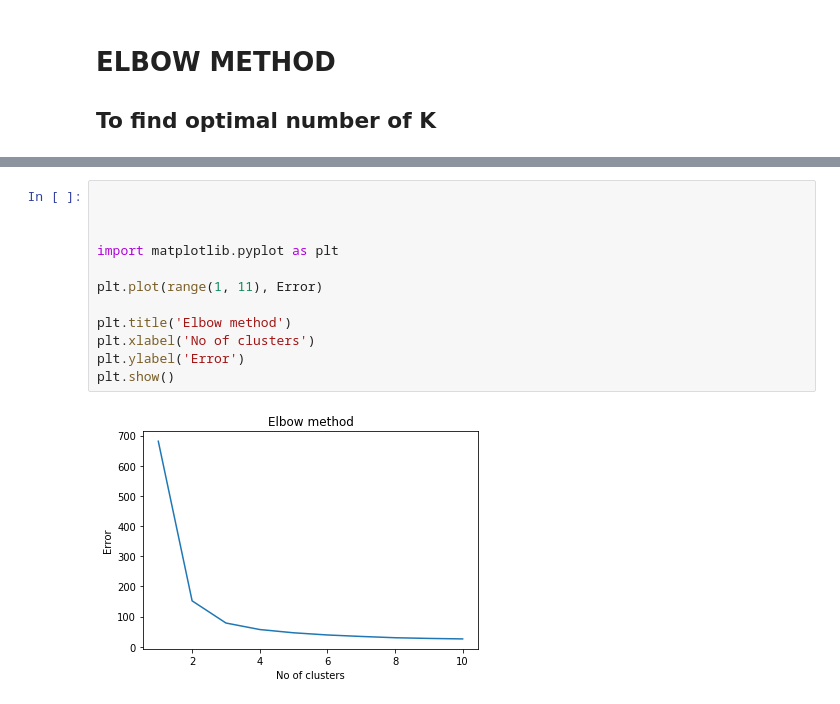
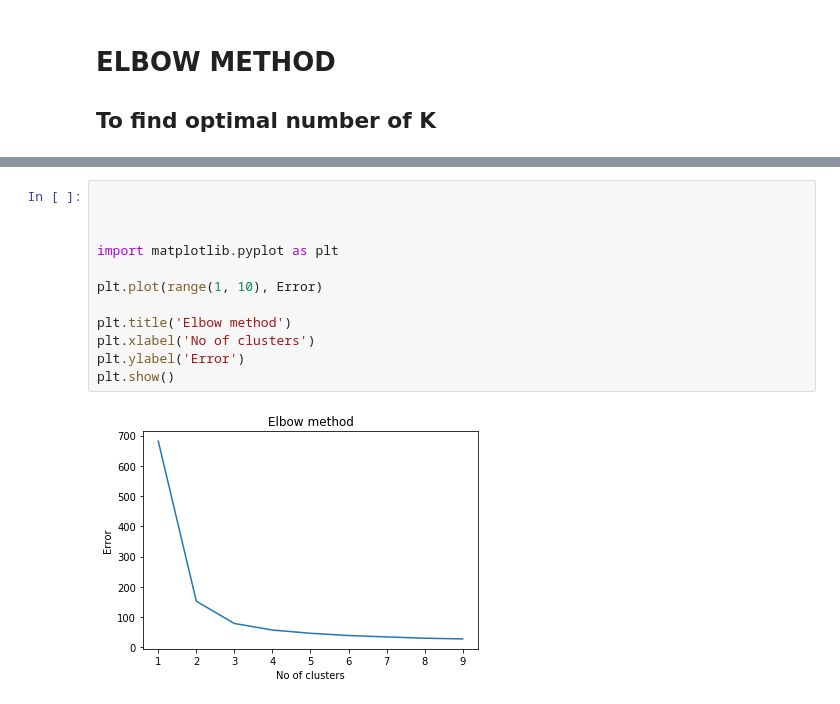
Before and after one commit to rktrojan/DataSciencePython, a Jupyter notebook: Notebooks/UnSupervised_Learning/Clustering and ARM/Clustering - K-Means.ipynb, the cells around one changed output, grey strips where cells are left out. Cells and saved outputs as stored; diff of their text form.

```diff
--- a/Notebooks/UnSupervised_Learning/Clustering and ARM/Clustering - K-Means.ipynb
+++ b/Notebooks/UnSupervised_Learning/Clustering and ARM/Clustering - K-Means.ipynb
@@ -160,14 +327,14 @@ plt.scatter(x[:,0],x[:,1],c=y_kmeans5,cmap="rainbow")
 # %%
 
 
 
 import matplotlib.pyplot as plt
 
-plt.plot(range(1, 11), Error)
+plt.plot(range(1, 10), Error)
 
 plt.title('Elbow method')
 plt.xlabel('No of clusters')
 plt.ylabel('Error')
 plt.show()
 # %% [output]
-[figure, old version]
+[figure, new version]
```
Also changed, not shown: parts of 31 cells of this notebook, 3 other files.
